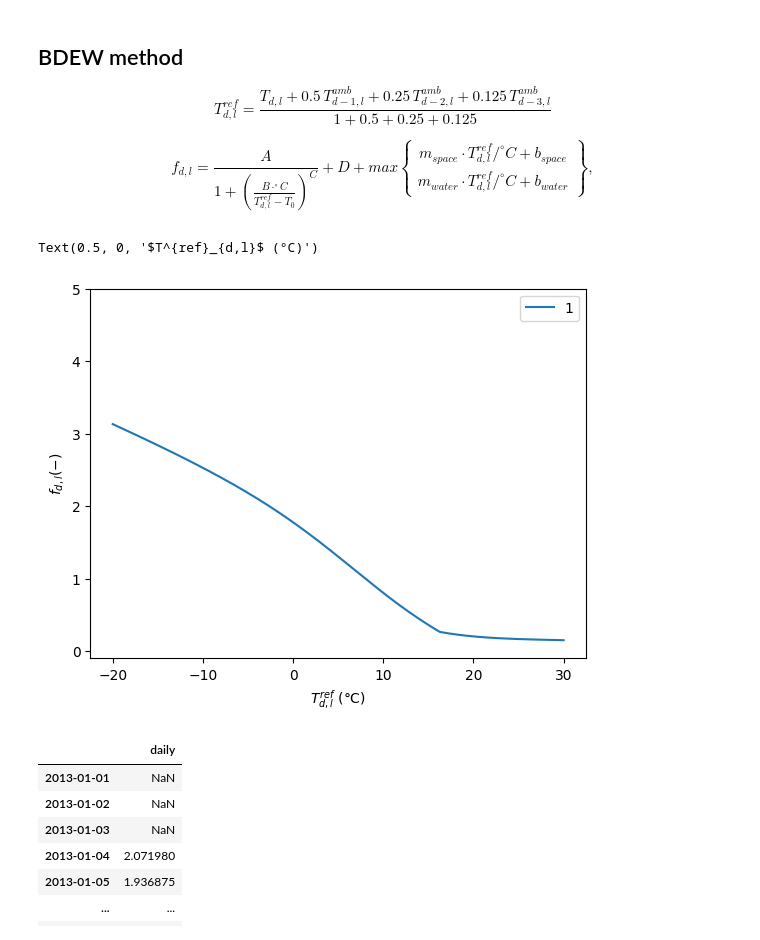
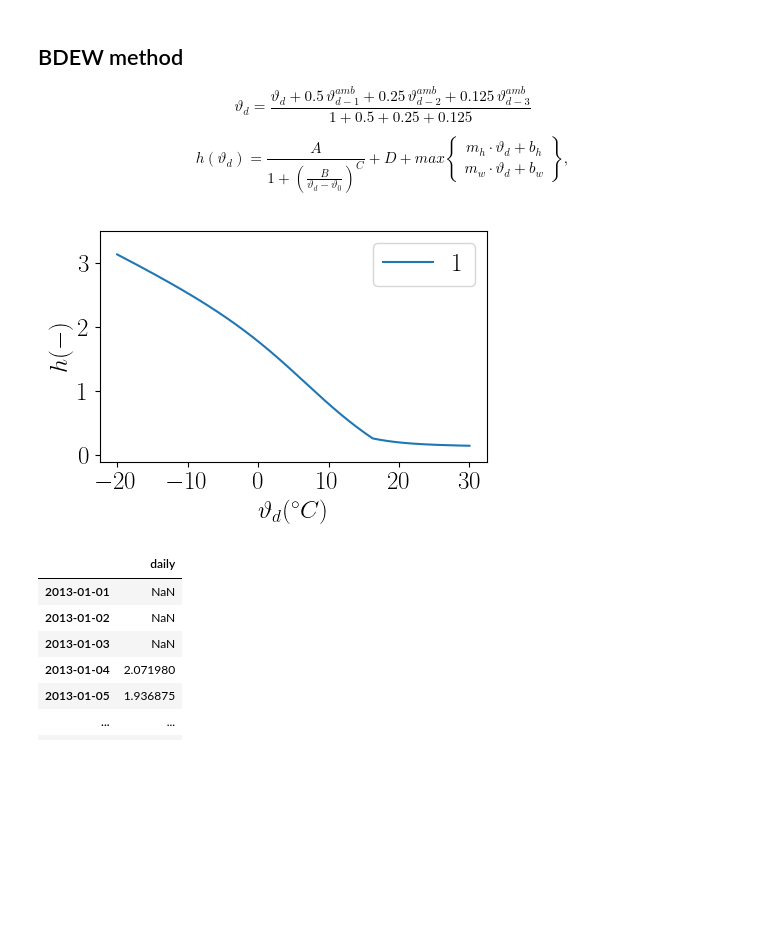
Before and after one commit to david-huck/abetam, a Jupyter notebook: heat_demand_profiles.ipynb, the cells around one changed output. Cells and saved outputs as stored; diff of their text form; code cells hidden in the pictures; blank space fills up the shorter version.

```diff
--- a/heat_demand_profiles.ipynb
+++ b/heat_demand_profiles.ipynb
@@ -23,11 +2,11 @@
 ## BDEW method
 
 $$
-{T}_{d,l}^{ref}=\frac{{T}_{d,l}+0.5\,{T}_{d-1,l}^{amb}+0.25\,{T}_{d-2,l}^{amb}+0.125\,{T}_{d-3,l}^{amb}}{1+0.5+0.25+0.125}
+{\vartheta}_{d}=\frac{{\vartheta}_{d}+0.5\,{\vartheta}_{d-1}^{amb}+0.25\,{\vartheta}_{d-2}^{amb}+0.125\,{\vartheta}_{d-3}^{amb}}{1+0.5+0.25+0.125}
 $$
 
 $$
-{f}_{d,l}=\frac{A}{1+{\left(\frac{B\cdot ^\circ C}{{T}_{d,l}^{ref}-{T}_{0}}\right)}^{C}}+D+max\left\{\begin{array}{c}{m}_{space}\cdot {T}_{d,l}^{ref}{/}^{\circ }C+{b}_{space}\\ {m}_{water}\cdot {T}_{d,l}^{ref}{/}^{\circ }C+{b}_{water}\end{array}\right\},
+{h}({\vartheta}_{d})=\frac{A}{1+{\left(\frac{B}{{\vartheta}_{d}-{\vartheta}_{0}}\right)}^{C}}+D+max\left\{\begin{array}{c}{m}_{h}\cdot {\vartheta}_{d}+{b}_{h}\\ {m}_{w}\cdot {\vartheta}_{d}+{b}_{w}\end{array}\right\},
 $$
 # %%
 import pandas as pd
@@ -41,37 +19,39 @@ T_ref = (ot_dm + 0.5 * ot_dm.shift(1) + 0.25 * ot_dm.shift(2) + 0.125 * ot_dm.sh
 # %%
 import numpy as np
 import matplotlib.pyplot as plt
 import plotly.express as px
 
-plt.rcParams["text.usetex"] = False
+plt.rcParams["text.usetex"] = True
 
+# coefficients for MFH. DE_HMF34, 2D4
 A =   1.0443538
 B = -35.0333754
 C =   6.2240634
 D =   0.0502917
 T_0 = 40
 m_H = -0.0535830
 b_H = 0.9995901
 m_W = -0.002176
 b_W = 0.16332
 
 @np.vectorize
 def f_dl(T_ref):
     first_term = A/(1+(B/(T_ref-T_0))**C) +D
     second_term = max((m_H*T_ref + b_H), (m_W*T_ref + b_W))
     return first_term + second_term
 
 outdoor_t = np.linspace(-20,30,1000)
 
 fdl = f_dl(outdoor_t)
-
-ax = pd.DataFrame(zip(outdoor_t, fdl)).set_index(0).plot()
-ax.set_ylim((-0.1,5))
-ax.set_ylabel("$f_{d,l} (-)$")
-ax.set_xlabel("$T^{ref}_{d,l}$ (°C)")
+fig, ax = plt.subplots(figsize=(5,3))
+ax = pd.DataFrame(zip(outdoor_t, fdl)).set_index(0).plot(ax=ax)
+ax.set_ylim((-0.1,3.5))
+ax.set_ylabel("$h (-)$")
+ax.set_xticks(np.arange(-20,31,10))
+ax.set_xlabel(r"$\vartheta_{d} (^{\circ} C$)")
+ax.figure.savefig("SLP_h.svg")
 # %% [output]
-Text(0.5, 0, '$T^{ref}_{d,l}$ (°C)')
-[figure, old version]
+[figure, new version]
 # %%
 ot_daily_ref = pd.DataFrame(zip(T_ref.index, f_dl(T_ref))).set_index(0).rename({1:"daily"}, axis=1)
 ot_daily_ref.index = pd.date_range(start=ontario_temp.index[0], end=ontario_temp.index[-1], freq="d")
```
Also changed, not shown: parts of 19 cells of this notebook, 1 other file.
